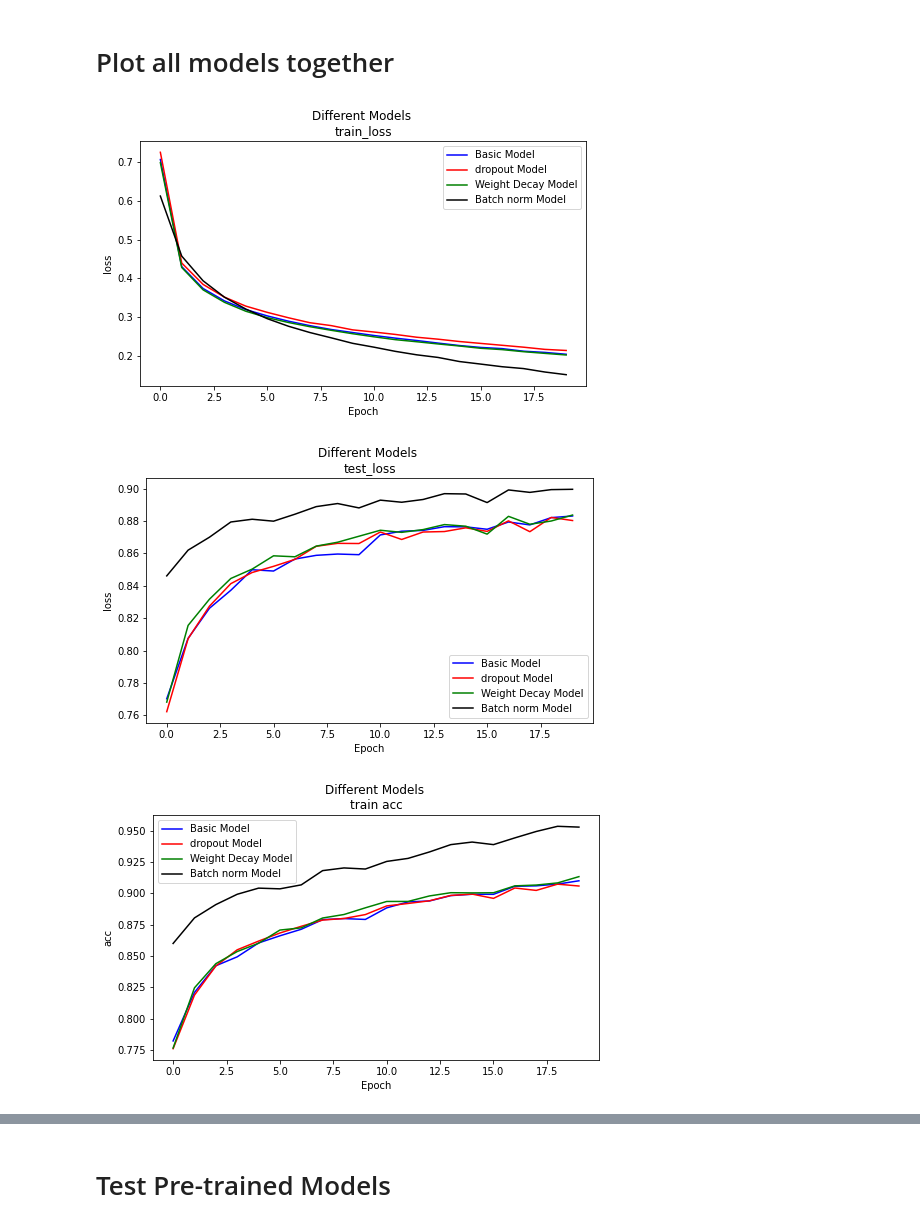
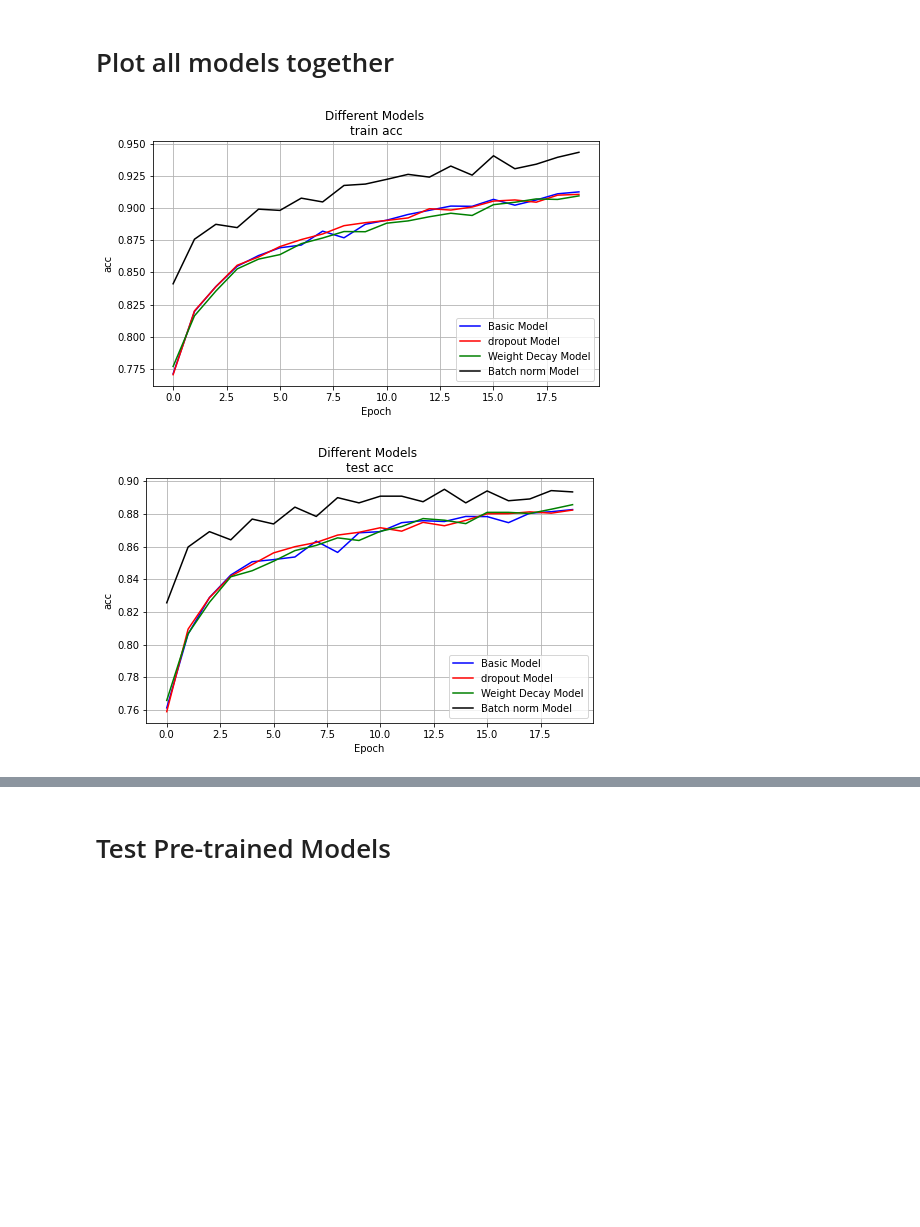
Before and after one commit to YairYarden/Deep-Learning, a Jupyter notebook: Ex1.ipynb, the cells around one changed output, grey strips where cells are left out. Cells and saved outputs as stored; diff of their text form; code cells hidden in the pictures; blank space fills up the shorter version.

Commit message:
Plot with grids

```diff
--- a/Ex1.ipynb
+++ b/Ex1.ipynb
@@ -337,7 +319,7 @@ def training_loop(model,
         )
 
     # plot_train_and_valid_losses(train_losses, test_losses, train_type)
-    # plot_train_and_valid_acc(train_acc_vec, test_acc_vec, train_type)
+    plot_train_and_valid_acc(train_acc_vec, test_acc_vec, train_type)
 
     return model, optimizer, (train_losses, test_losses), (train_acc_vec, test_acc_vec)
 
@@ -480,35 +529,35 @@ def plot_all_models(basic_vec, dropout_vec, weight_decay_vec, batch_norm_vec, pl
   basic_vec = np.array(basic_vec)
   dropout_vec = np.array(dropout_vec)
   weight_decay_vec = np.array(weight_decay_vec)
   batch_norm_vec = np.array(batch_norm_vec)
 
   fig, ax = plt.subplots(figsize = (8, 4.5))
 
   ax.plot(basic_vec, color='blue', label='Basic Model')
   ax.plot(dropout_vec, color='red', label='dropout Model')
   ax.plot(weight_decay_vec, color='green', label='Weight Decay Model')
   ax.plot(batch_norm_vec, color='black', label='Batch norm Model')
 
   title = "Different Models "
   if plot_type:
     title += "\n" + plot_type
 
   if('loss' in plot_type):
     ylabel_name = 'loss'
   else:
     ylabel_name = 'acc'
 
   ax.set(title=title,
           xlabel='Epoch',
           ylabel=ylabel_name)
   ax.legend()
+  plt.grid()
   fig.show()
 
-plot_all_models(train_losses_basic, train_losses_dropout, train_losses_wd, train_losses_bn, plot_type = 'train_loss')
-plot_all_models(test_acc_basic, test_acc_dropout, test_acc_wd, test_acc_bn, plot_type = 'test_loss')
+# plot_all_models(train_losses_basic, train_losses_dropout, train_losses_wd, train_losses_bn, plot_type = 'train_loss')
+# plot_all_models(test_losses_basic, test_losses_dropout, test_losses_wd, train_losses_bn, plot_type = 'test_loss')
 plot_all_models(train_acc_basic, train_acc_dropout, train_acc_wd, train_acc_bn, plot_type = 'train acc')
 plot_all_models(test_acc_basic, test_acc_dropout, test_acc_wd, test_acc_bn, plot_type = 'test acc')
 # %% [output]
-[figure, old version]
+[figure, new version]
-[figure, old version]
+[figure, new version]
-[figure, removed]
```
Also changed, not shown: parts of 17 cells of this notebook.
